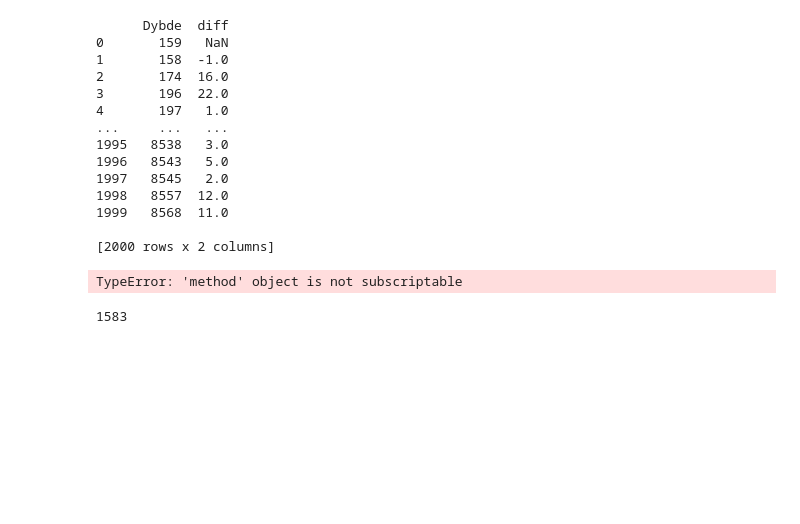
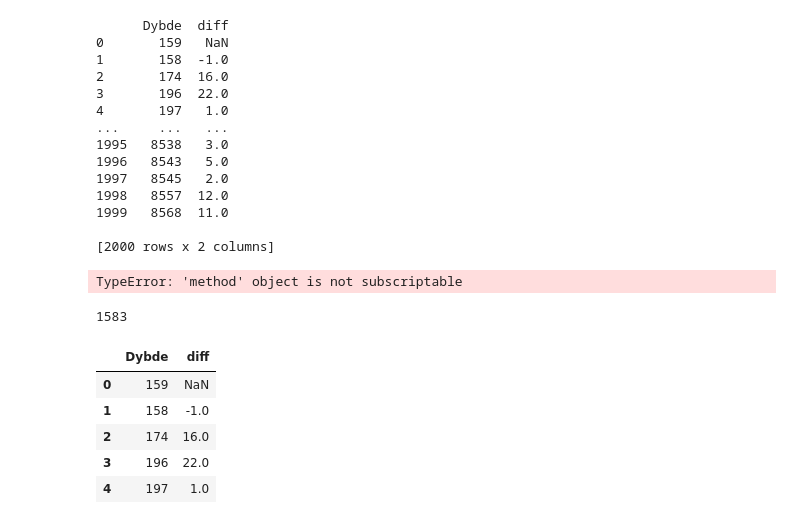
Before and after one commit to Zeuthens/advent, a Jupyter notebook: Adventcode.ipynb, the cells around one changed output. Saved outputs shown, nothing was run; the diff lists cells and outputs as text; code cells hidden in the pictures; blank space fills up the shorter version.

```diff
--- a/Adventcode.ipynb
+++ b/Adventcode.ipynb
@@ -312,3 +312,12 @@ TypeError: 'method' object is not subscriptable
 len(input.query('diff > 0'))
 # %% [output]
 1583
+# %%
+input.head()
+# %% [output]
+|  | Dybde | diff |
+| 0 | 159 | NaN |
+| 1 | 158 | -1.0 |
+| 2 | 174 | 16.0 |
+| 3 | 196 | 22.0 |
+| 4 | 197 | 1.0 |
```
Also changed, not shown: parts of 29 cells of this notebook.
